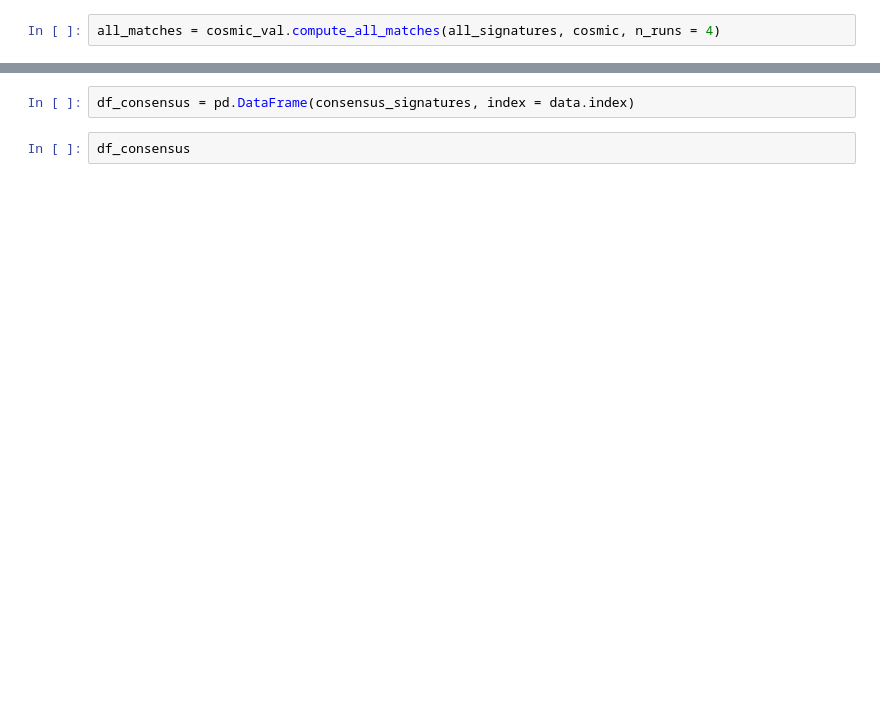
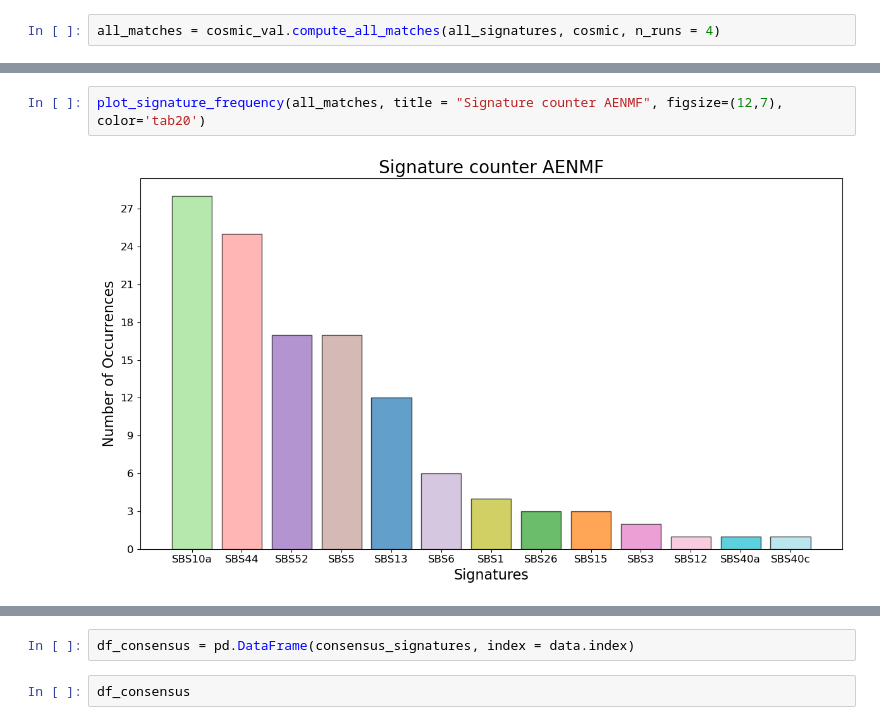
Before and after one commit to 15Max/AEMutSigExtraction, a Jupyter notebook: notebooks/AENMF.ipynb, the cells around one changed output, grey strips where cells are left out. Cells and saved outputs as stored; diff of their text form; blank space fills up the shorter version.

```diff
--- a/notebooks/AENMF.ipynb
+++ b/notebooks/AENMF.ipynb
@@ -176,3 +176,7 @@ plot_cosine_similarity_matrix(all_matches, title = "Cosine similarity matrix", f
+# %%
+plot_signature_frequency(all_matches, title = "Signature counter AENMF", figsize=(12,7), color='tab20')
+# %% [output]
+[figure, added]
 # %%
 reduced_signatures = PCA(n_components=2).fit_transform(all_signatures.T)
 plot_clusters(reduced_signatures, labels, medoid_indices, 4, "AENMF signature clusters")
```
Also changed, not shown: parts of 8 cells of this notebook.
